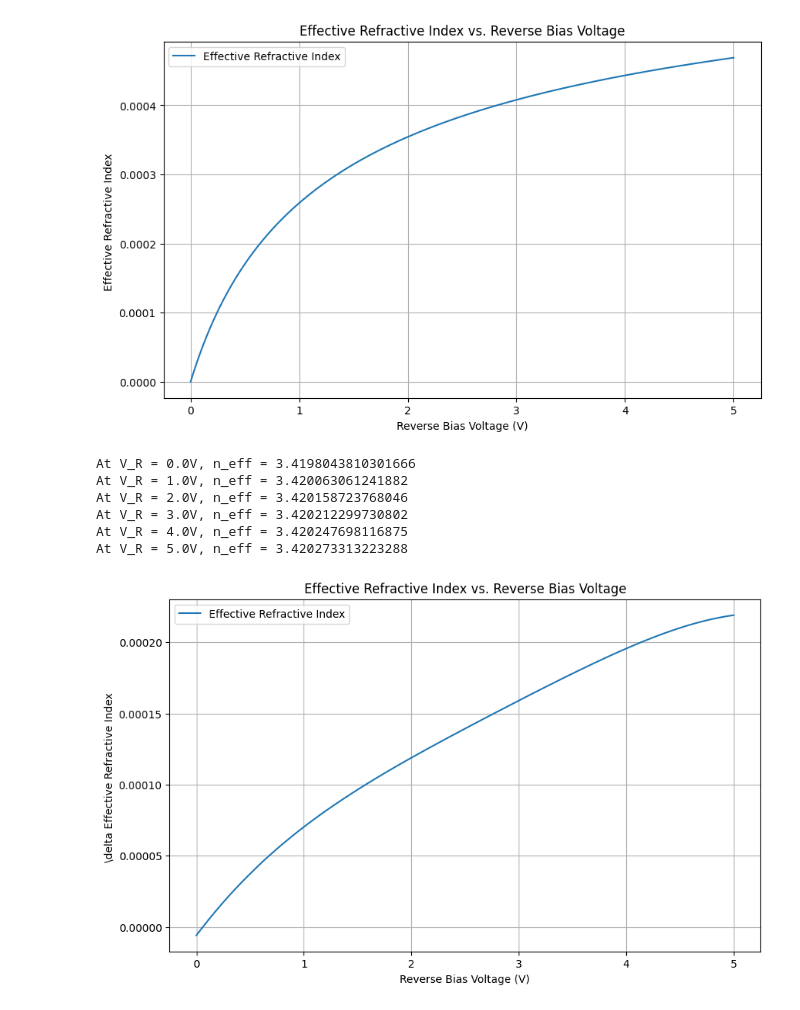
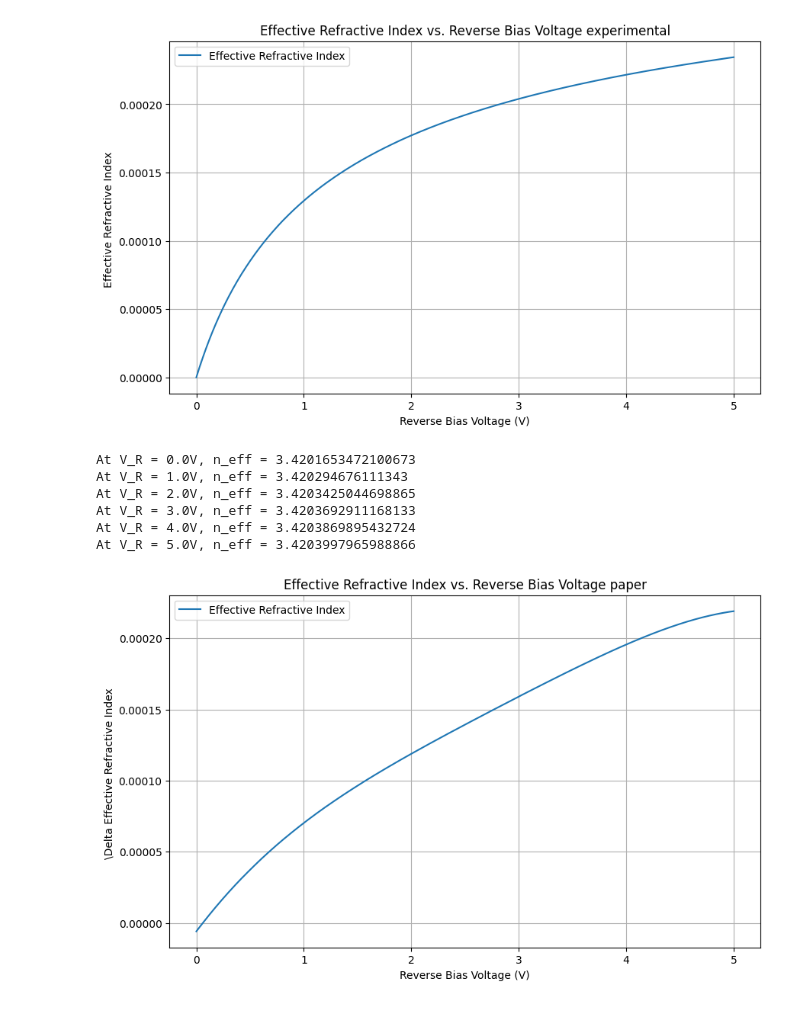
Before and after one commit to Rohan7Gupta/colab, a Jupyter notebook: drude_lorentz.ipynb, the cells around one changed output. Saved outputs shown, nothing was run; the diff lists cells and outputs as text; code cells hidden in the pictures.

```diff
--- a/drude_lorentz.ipynb
+++ b/drude_lorentz.ipynb
@@ -12,10 +12,13 @@ m_star = 0.26 * 9.10938356e-31  # Effective mass of electron (kg)
 wavelength = 1550e-9         # Wavelength of incident light (m)
 omega = 2 * np.pi * 3e8 / wavelength  # Angular frequency of light (rad/s)
 V_bi = 0.7                   # Built-in potential (V)
-N_A = 1e24                   # Acceptor concentration (m^-3)
-N_D = 1e24                   # Donor concentration (m^-3)
+N_A = 5e23                   # Acceptor concentration (m^-3)
+N_D = 7e23                   # Donor concentration (m^-3)
 gamma = 1e15                 # Collision frequency (1/s)
 epsilon_s = epsilon_inf * epsilon_0  # Permittivity of silicon
+
+#We chose implant doses to provide a peak dopant concentration of 5x1017 cm−3 for the n
+#region, and 7x1017 cm−3 for the p region (Ultralow drive voltage silicon traveling-wave modulator)
 
 # Function to calculate depletion width
 def depletion_width(V_R):
@@ -48,42 +51,42 @@ def delta_n_formula(V):
 # Voltage range
 V_R_range = np.linspace(0, 5, 500)  # Reverse bias voltage from 0 to 5 V
 
 # Calculate n_eff for each reverse bias voltage
-delta_n_eff_values = [(n_effective(V_R)-n_effective(0)) for V_R in V_R_range]# assuming arm 2 to has zero bias
+delta_n_eff_values = [(n_effective(V_R)-n_effective(0)) for V_R in V_R_range]# assuming arm 2 to has zero bias delta_n_eff = n_eff in arm1(changing bias) - n_eff (zero bias)
 
 # Plotting
 plt.figure(figsize=(10, 6))
 plt.plot(V_R_range, (delta_n_eff_values), label='Effective Refractive Index')
 plt.xlabel('Reverse Bias Voltage (V)')
 plt.ylabel('Effective Refractive Index ')
-plt.title('Effective Refractive Index vs. Reverse Bias Voltage')
+plt.title('Effective Refractive Index vs. Reverse Bias Voltage experimental')
 plt.grid(True)
 plt.legend()
 plt.show()
 
 V_R_range2 = np.arange(0, 5.1, 1)  # Reverse bias voltage from 0 to 5 V at 1V intervals
 
 # Calculate n_eff for each reverse bias voltage
 for V_R2 in V_R_range2:
     n_eff2 = n_effective(V_R2)
     print(f"At V_R = {V_R2}V, n_eff = {n_eff2}")
 
 
 delta_neff_value_2 = [delta_n_formula(V_R) for V_R in V_R_range]
 plt.figure(figsize=(10, 6))
 plt.plot(V_R_range, delta_neff_value_2, label='Effective Refractive Index')
 plt.xlabel('Reverse Bias Voltage (V)')
-plt.ylabel('\delta Effective Refractive Index ')
-plt.title('Effective Refractive Index vs. Reverse Bias Voltage')
+plt.ylabel('\Delta Effective Refractive Index ')
+plt.title('Effective Refractive Index vs. Reverse Bias Voltage paper')
 plt.grid(True)
 plt.legend()
 plt.show()
 # %% [output]
-[figure, old version]
+[figure, new version]
-At V_R = 0.0V, n_eff = 3.4198043810301666
-At V_R = 1.0V, n_eff = 3.420063061241882
-At V_R = 2.0V, n_eff = 3.420158723768046
-At V_R = 3.0V, n_eff = 3.420212299730802
-At V_R = 4.0V, n_eff = 3.420247698116875
-At V_R = 5.0V, n_eff = 3.420273313223288
+At V_R = 0.0V, n_eff = 3.4201653472100673
+At V_R = 1.0V, n_eff = 3.420294676111343
+At V_R = 2.0V, n_eff = 3.4203425044698865
+At V_R = 3.0V, n_eff = 3.4203692911168133
+At V_R = 4.0V, n_eff = 3.4203869895432724
+At V_R = 5.0V, n_eff = 3.4203997965988866
-[figure, old version]
+[figure, new version]
```
